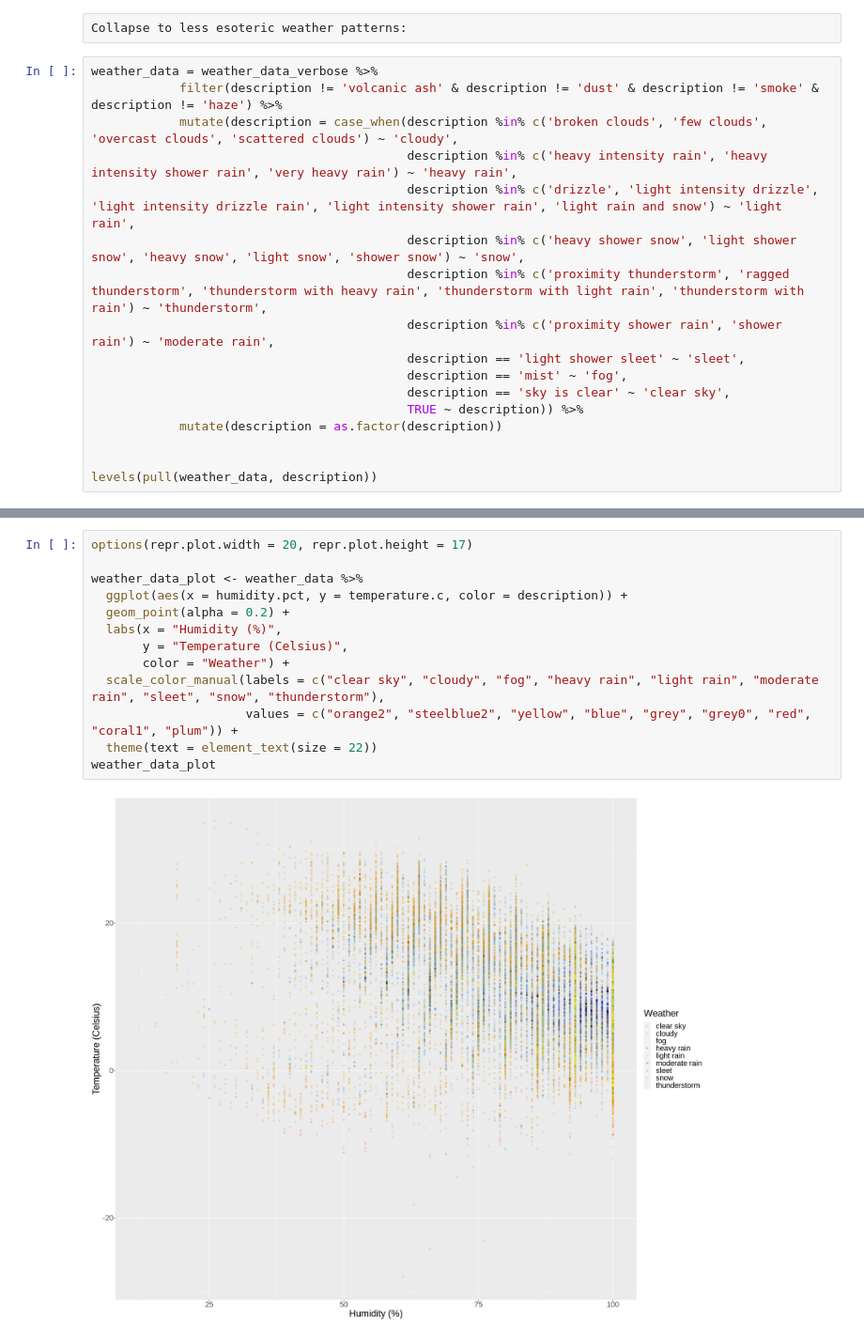
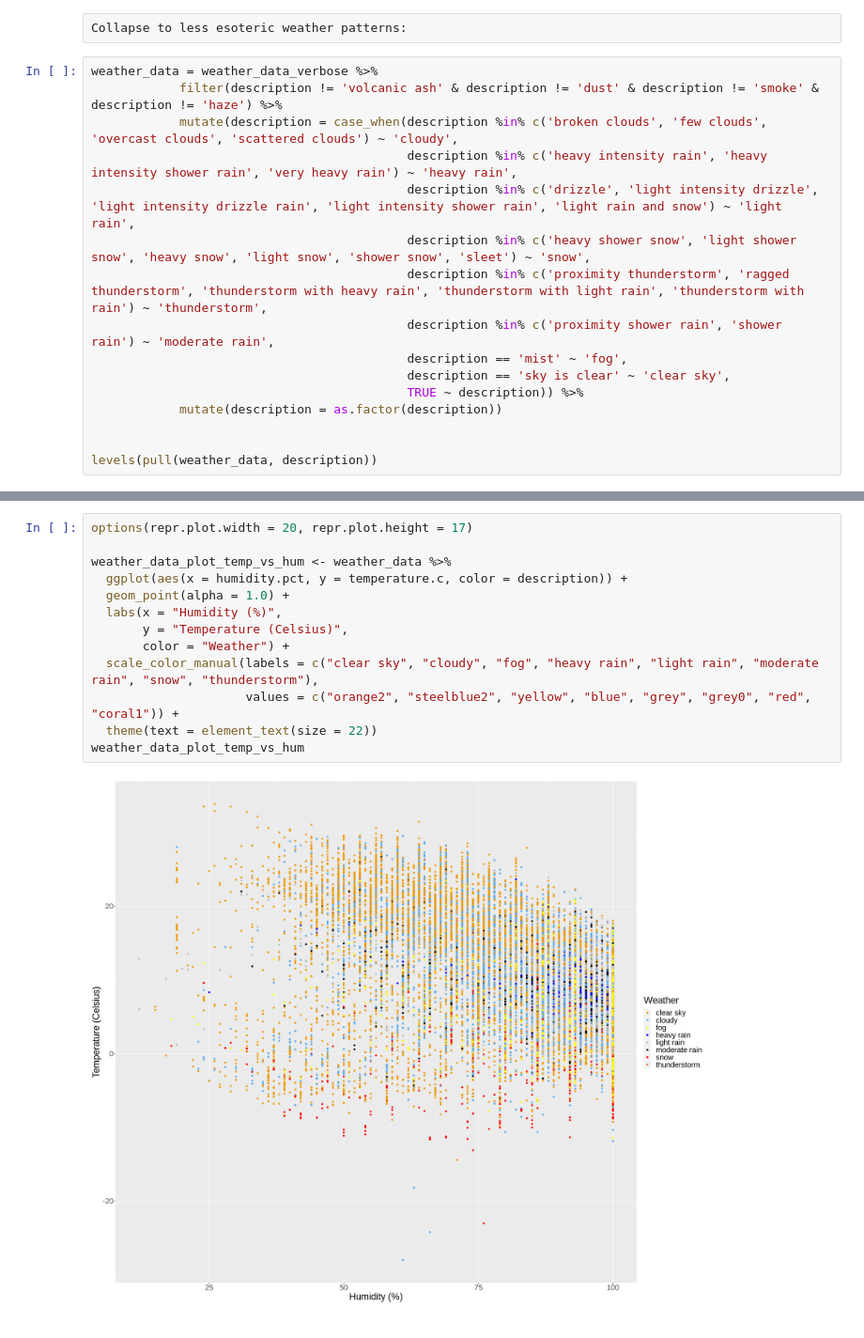
Before and after one commit to StuartLiv/DSCI100Group, a Jupyter notebook: data_exploration.ipynb, the cells around one changed output, grey strips where cells are left out. Shown at 94% size. Cells and saved outputs as stored; diff of their text form.

Commit message:
Added additional graphs for discussion purposes

```diff
--- a/data_exploration.ipynb
+++ b/data_exploration.ipynb
@@ -84,10 +84,9 @@ weather_data = weather_data_verbose %>%
             mutate(description = case_when(description %in% c('broken clouds', 'few clouds', 'overcast clouds', 'scattered clouds') ~ 'cloudy',
                                            description %in% c('heavy intensity rain', 'heavy intensity shower rain', 'very heavy rain') ~ 'heavy rain',
                                            description %in% c('drizzle', 'light intensity drizzle', 'light intensity drizzle rain', 'light intensity shower rain', 'light rain and snow') ~ 'light rain',
-                                           description %in% c('heavy shower snow', 'light shower snow', 'heavy snow', 'light snow', 'shower snow') ~ 'snow',
+                                           description %in% c('heavy shower snow', 'light shower snow', 'heavy snow', 'light snow', 'shower snow', 'sleet') ~ 'snow',
                                            description %in% c('proximity thunderstorm', 'ragged thunderstorm', 'thunderstorm with heavy rain', 'thunderstorm with light rain', 'thunderstorm with rain') ~ 'thunderstorm',
                                            description %in% c('proximity shower rain', 'shower rain') ~ 'moderate rain',
-                                           description == 'light shower sleet' ~ 'sleet',
                                            description == 'mist' ~ 'fog',
                                            description == 'sky is clear' ~ 'clear sky',
                                            TRUE ~ description)) %>%
@@ -102,15 +103,15 @@ levels(pull(weather_data, description))
 # %%
 options(repr.plot.width = 20, repr.plot.height = 17)
 
-weather_data_plot <- weather_data %>%
+weather_data_plot_temp_vs_hum <- weather_data %>%
   ggplot(aes(x = humidity.pct, y = temperature.c, color = description)) +
-  geom_point(alpha = 0.2) +
+  geom_point(alpha = 1.0) +
   labs(x = "Humidity (%)",
        y = "Temperature (Celsius)",
        color = "Weather") +
-  scale_color_manual(labels = c("clear sky", "cloudy", "fog", "heavy rain", "light rain", "moderate rain", "sleet", "snow", "thunderstorm"),
-                     values = c("orange2", "steelblue2", "yellow", "blue", "grey", "grey0", "red", "coral1", "plum")) +
+  scale_color_manual(labels = c("clear sky", "cloudy", "fog", "heavy rain", "light rain", "moderate rain", "snow", "thunderstorm"),
+                     values = c("orange2", "steelblue2", "yellow", "blue", "grey", "grey0", "red", "coral1")) +
   theme(text = element_text(size = 22))
-weather_data_plot
+weather_data_plot_temp_vs_hum
 # %% [output]
-[figure, old version]
+[figure, new version]
```
Also changed, not shown: parts of 8 cells of this notebook.
